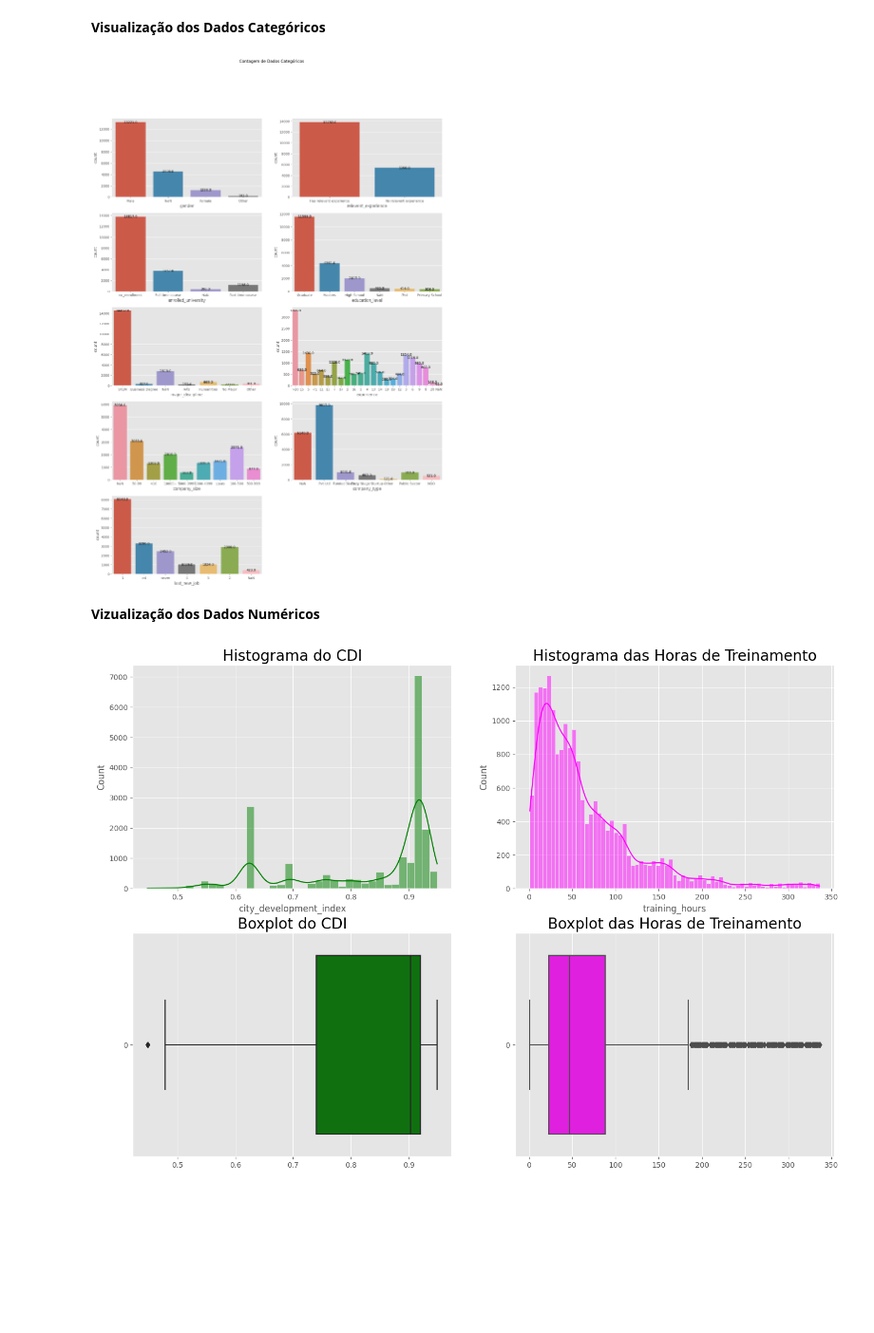
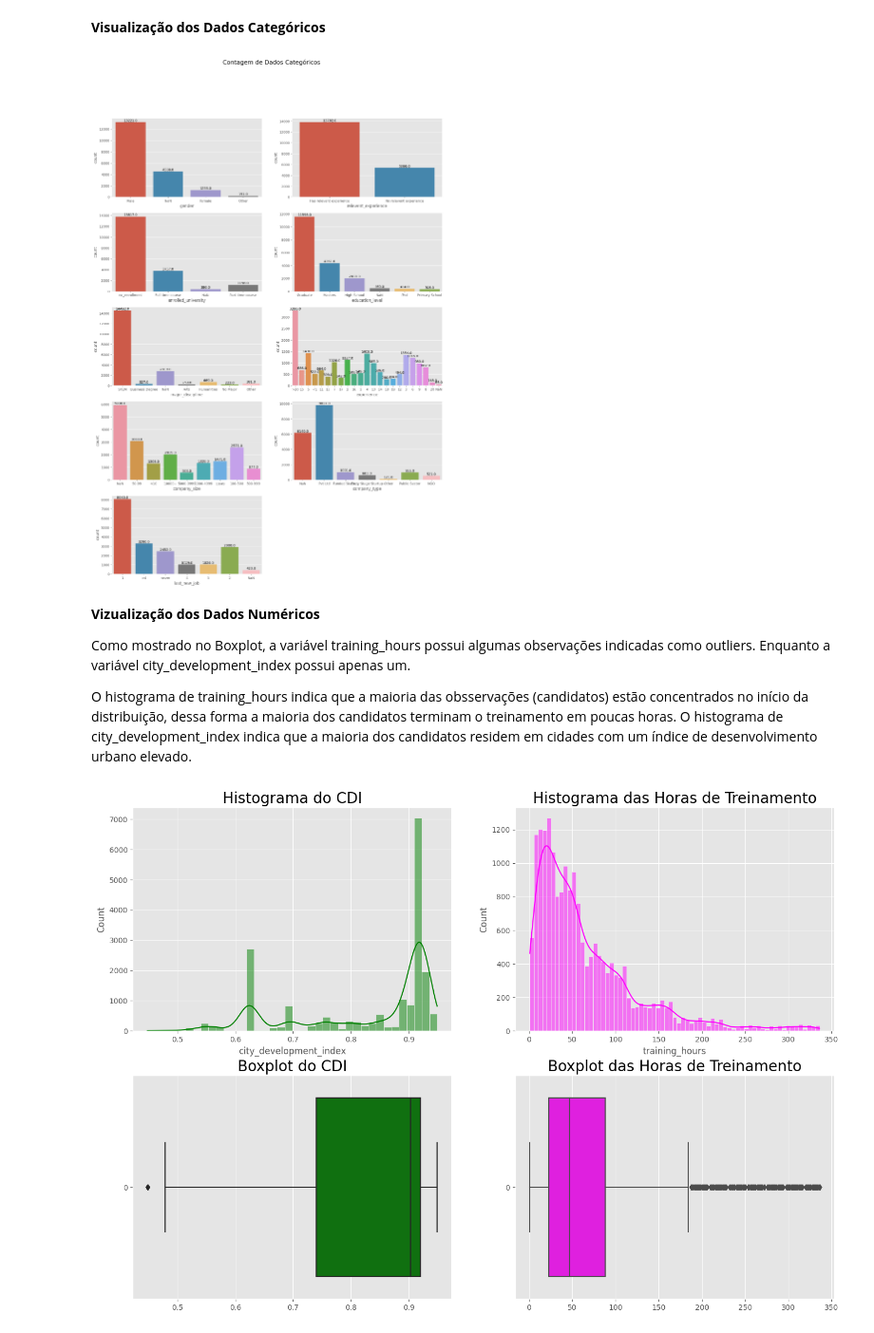
Before and after one commit to Blf100/Analise-de-Dados-RH, a Jupyter notebook: Análise_de_Dados_RH.ipynb, the cells around one changed output. Shown at 95% size. Cells and saved outputs as stored; diff of their text form; code cells hidden in the pictures; blank space fills up the shorter version.

```diff
--- a/Análise_de_Dados_RH.ipynb
+++ b/Análise_de_Dados_RH.ipynb
@@ -129,23 +137,27 @@ df.describe().drop(columns=['enrollee_id', 'target'])
 # %%
 plt.figure(figsize=(18, 25))
 plt.tight_layout(pad=0.5)
 
 lista_categoricas = list(df.columns[3:12])
 # df.select_dtypes(include=object).columns
 for i, coluna in enumerate(lista_categoricas):
   plt.subplot(5, 2, i+1)
   sns.countplot(data=df.fillna('NaN'), x= coluna)
   plt.xlabel(coluna)
 
   for p in plt.gca().patches:
-        plt.gca().annotate(f'{p.get_height()}', (p.get_x() + p.get_width() / 2, p.get_height()), ha='center', va='center')
+        plt.gca().annotate(f'{p.get_height()}', (p.get_x() + p.get_width() / 2, p.get_height()), ha='center', va='bottom')
 
-plt.suptitle('Contagem de Dados Categóricos')
+plt.suptitle('Contagem de Dados Categóricos', fontsize=18)
 plt.show()
 # %% [output]
-[figure, old version]
+[figure, new version]
-# %% [markdown]
-**Vizualização dos Dados Numéricos**
+# %% [markdown]
+**Vizualização dos Dados Numéricos**
+
+Como mostrado no Boxplot, a variável training_hours possui algumas observações indicadas como outliers. Enquanto a variável city_development_index possui apenas um.
+
+O histograma de training_hours indica que a maioria das obsservações (candidatos) estão concentrados no início da distribuição, dessa forma a maioria dos candidatos terminam o treinamento em poucas horas. O histograma de city_development_index indica que a maioria dos candidatos residem em cidades com um índice de desenvolvimento urbano elevado.
 # %%
 plt.figure(figsize=(17, 12))
 plt.tight_layout(pad=0.5)
```
Also changed, not shown: parts of 12 cells of this notebook.
